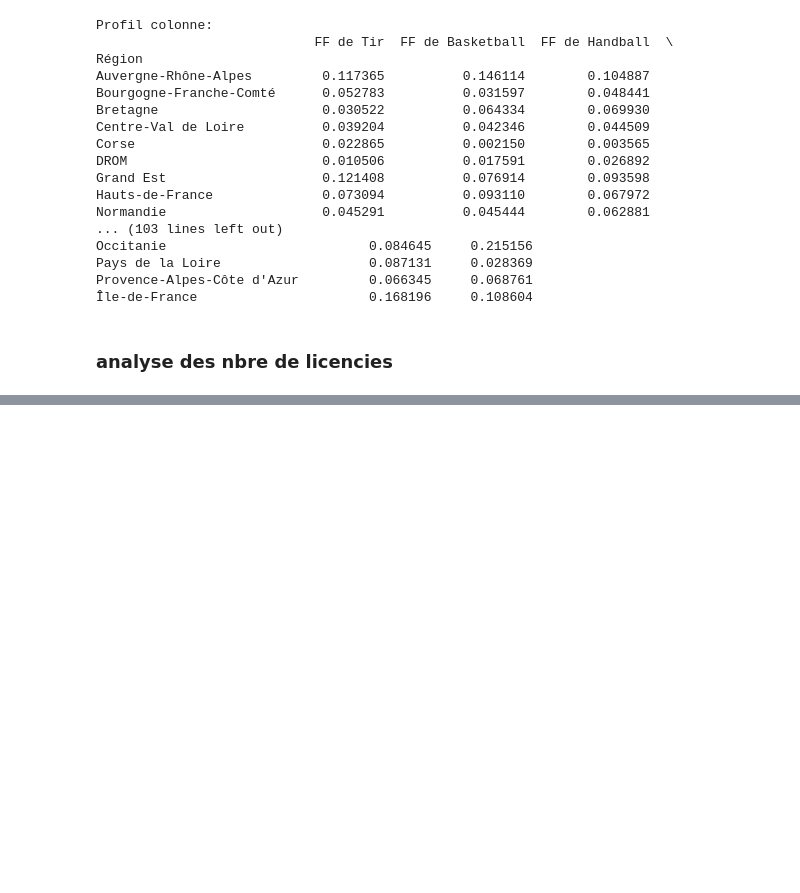
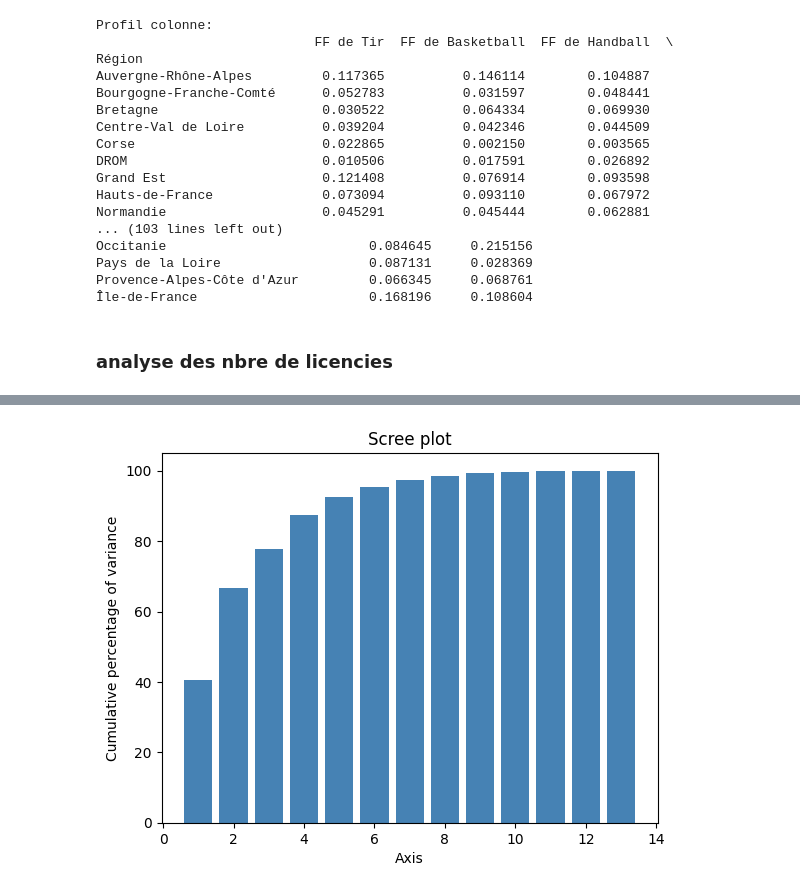
Before and after one commit to paulrsnn/projet-python, a Jupyter notebook: regionales.ipynb, the cells around one changed output, grey strips where cells are left out. Cells and saved outputs as stored; diff of their text form; code cells hidden in the pictures; blank space fills up the shorter version.

```diff
--- a/regionales.ipynb
+++ b/regionales.ipynb
@@ -268,0 +375,5 @@ ax.bar(prop_lic.index,prop_lic)
+# %%
+#graphique des vaeurs propres
+my_ca.plot_eigenvalues(type="cumulative")
+# %% [output]
+[figure, added]
```
Also changed, not shown: parts of 26 cells of this notebook.
